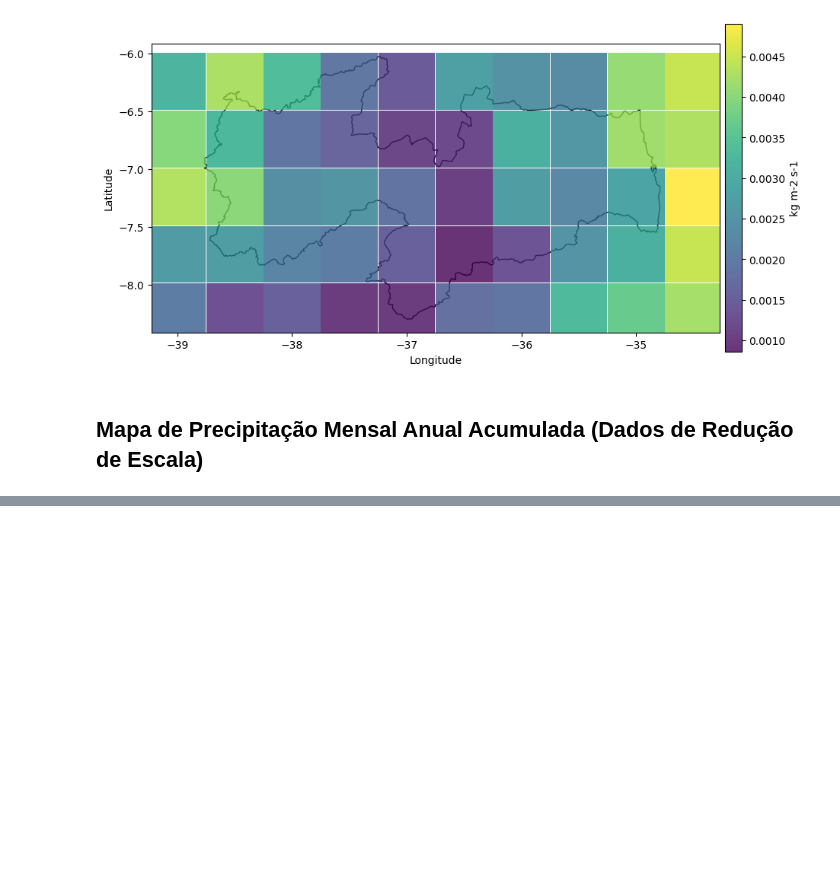
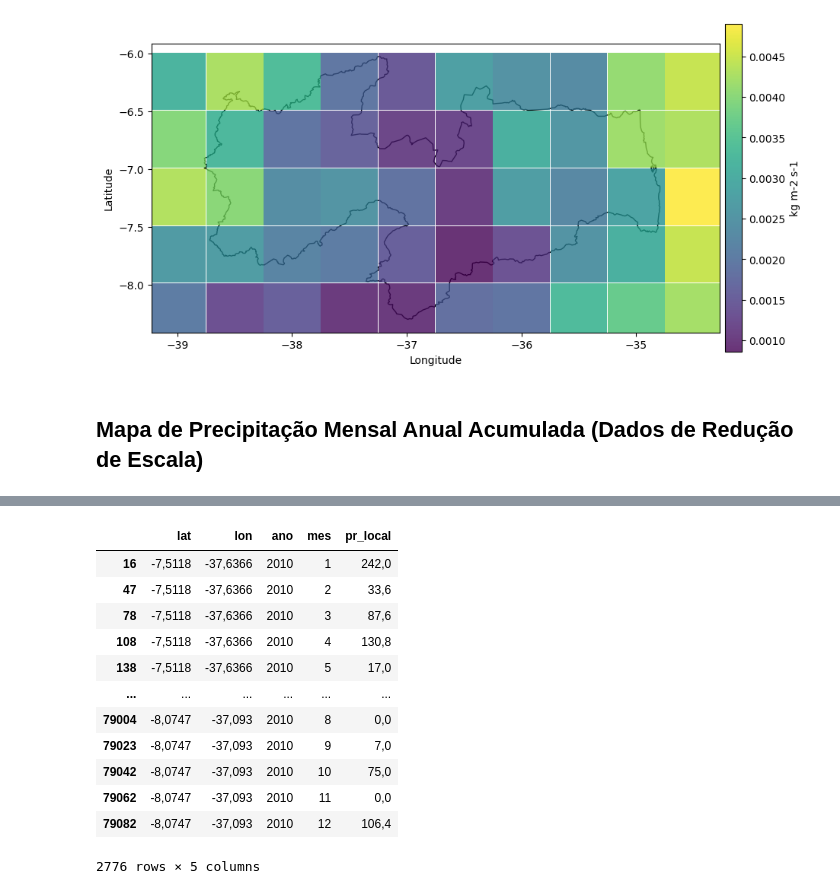
Before and after one commit to alexandre11aa/rainscale, a Jupyter notebook: case_study/notebooks/5_charts.ipynb, the cells around one changed output, grey strips where cells are left out. Cells and saved outputs as stored; diff of their text form; code cells hidden in the pictures; blank space fills up the shorter version.

```diff
--- a/case_study/notebooks/5_charts.ipynb
+++ b/case_study/notebooks/5_charts.ipynb
@@ -119,0 +140,35 @@ grafico_de_chuvas(df_espacializado, 'pr', 'Milímetros', 10)
+# %%
+df_aesa_sum = pd.read_csv('../datas/raw/2_aesa_data/aesa_1994-2023_day.csv')
+
+df_aesa_sum = df_aesa_sum.rename(
+    columns={
+        'Altitude': 'alt',
+        'Bacia': 'bac',
+        'Latitude': 'lat',
+        'Longitude': 'lon',
+        'Ano': 'ano',
+        'Mês': 'mes',
+    }
+)
+
+df_aesa_sum = df_aesa_sum[['lat', 'lon', 'ano', 'mes', 'Total']].rename(
+    columns={
+        'Total': 'pr_local'
+    }
+)
+
+df_aesa_sum[df_aesa_sum['ano'] == 2010]
+# %% [output]
+|  | lat | lon | ano | mes | pr_local |
+| 16 | -7,5118 | -37,6366 | 2010 | 1 | 242,0 |
+| 47 | -7,5118 | -37,6366 | 2010 | 2 | 33,6 |
+| 78 | -7,5118 | -37,6366 | 2010 | 3 | 87,6 |
+| 108 | -7,5118 | -37,6366 | 2010 | 4 | 130,8 |
+| 138 | -7,5118 | -37,6366 | 2010 | 5 | 17,0 |
+| ... | ... | ... | ... | ... | ... |
+| 79004 | -8,0747 | -37,093 | 2010 | 8 | 0,0 |
+| 79023 | -8,0747 | -37,093 | 2010 | 9 | 7,0 |
+| 79042 | -8,0747 | -37,093 | 2010 | 10 | 75,0 |
+| 79062 | -8,0747 | -37,093 | 2010 | 11 | 0,0 |
+| 79082 | -8,0747 | -37,093 | 2010 | 12 | 106,4 |
+2776 rows × 5 columns
```
Also changed, not shown: parts of 6 cells of this notebook, 1 other file.
